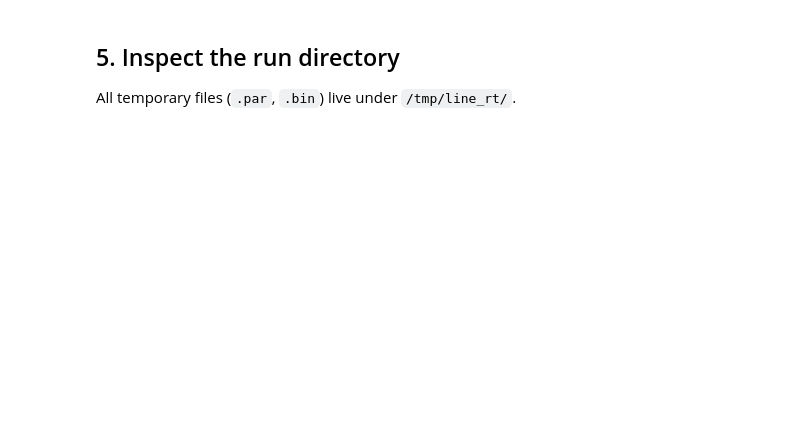
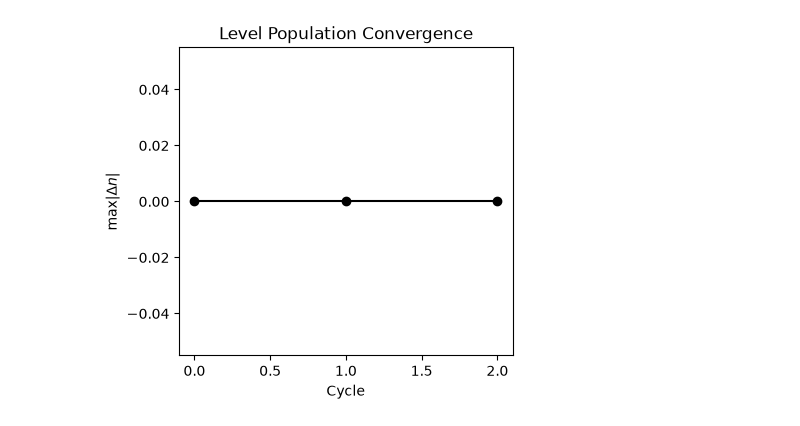
Before and after one commit to wll745881210/kratos_linerad, a Jupyter notebook: docs/examples/plane_parallel_hl.ipynb, the cells around one changed output. Saved outputs shown, nothing was run; the diff lists cells and outputs as text; code cells hidden in the pictures; blank space fills up the shorter version.

```diff
--- a/docs/examples/plane_parallel_hl.ipynb
+++ b/docs/examples/plane_parallel_hl.ipynb
@@ -169,18 +57,5 @@ fig, axes = default_plot( results, dyn_range = False );
 # %%
-pop_hist = [ r[ 'populations' ] for r in res_list \
-             if 'populations' in r ];
-
-fig, ax = plt.subplots( figsize = ( 8, 4 ) );
-if len( pop_hist ) >= 2:
-    from core.visualize import plot_convergence;
-    plot_convergence( ax, pop_hist, list( range( len( pop_hist ) ) ) );
-else:
-    ax.text( 0.5, 0.5, 'No convergence data', \
-             transform = ax.transAxes, ha = 'center' );
-ax.set_title( 'Level Population Convergence' );
-plt.show( );
+############################################################# Population convergencepop_hist = [ r[ 'populations' ] for r in res_list \             if 'populations' in r ];fig, ax = plt.subplots( figsize = ( 4.3, 4 ) );if len( pop_hist ) >= 2:    from core.visualize import plot_convergence;    plot_convergence( ax, pop_hist,                      list( range( len( pop_hist ) ) ) );else:    ax.text( 0.5, 0.5, 'No convergence data', \             transform = ax.transAxes, ha = 'center' );ax.set_title( 'Level Population Convergence' );plt.show( );############################################################
+# %% [output]
+[figure, added]
-# %% [markdown]
-## 5. Inspect the run directory
-
-All temporary files (`.par`, `.bin`) live under `/tmp/line_rt/`.
 # %%
```
Also changed, not shown: parts of 21 cells of this notebook, 14 other files.
